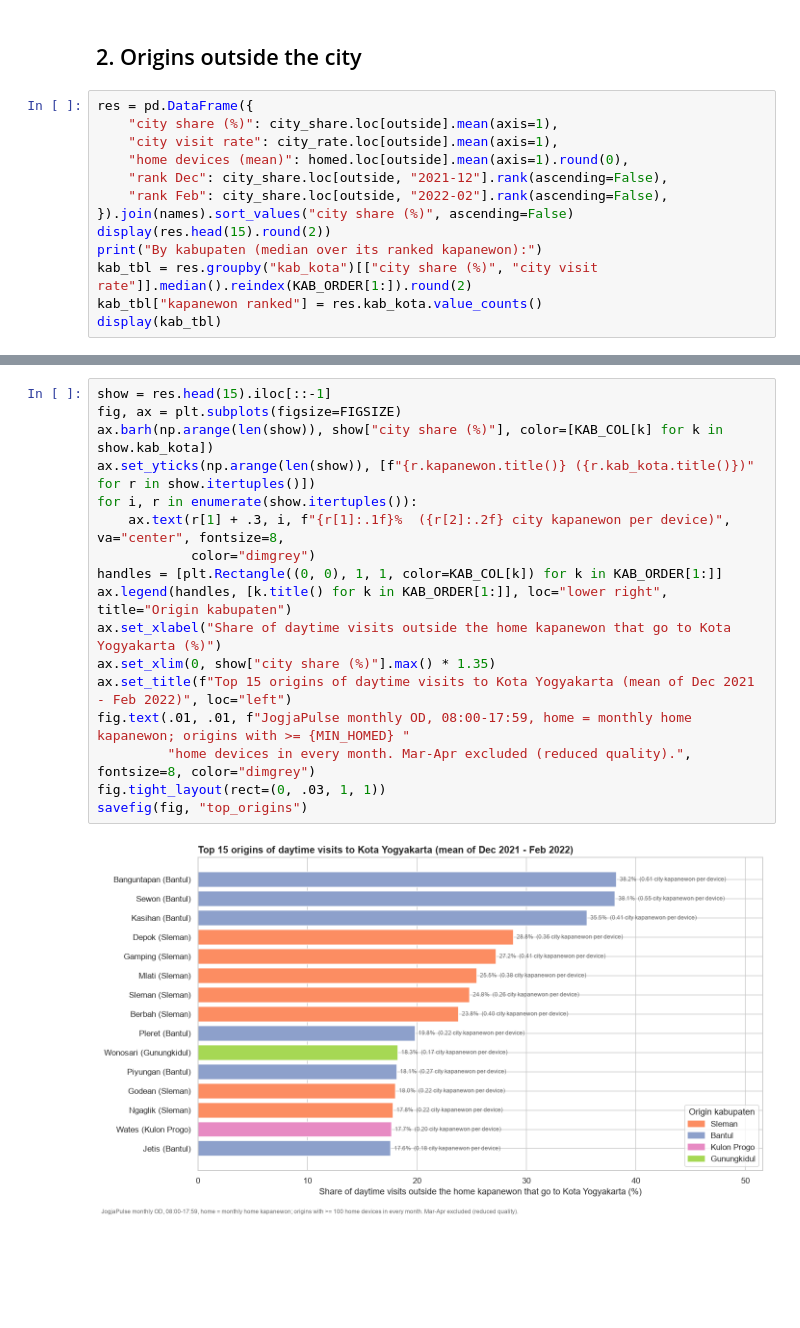
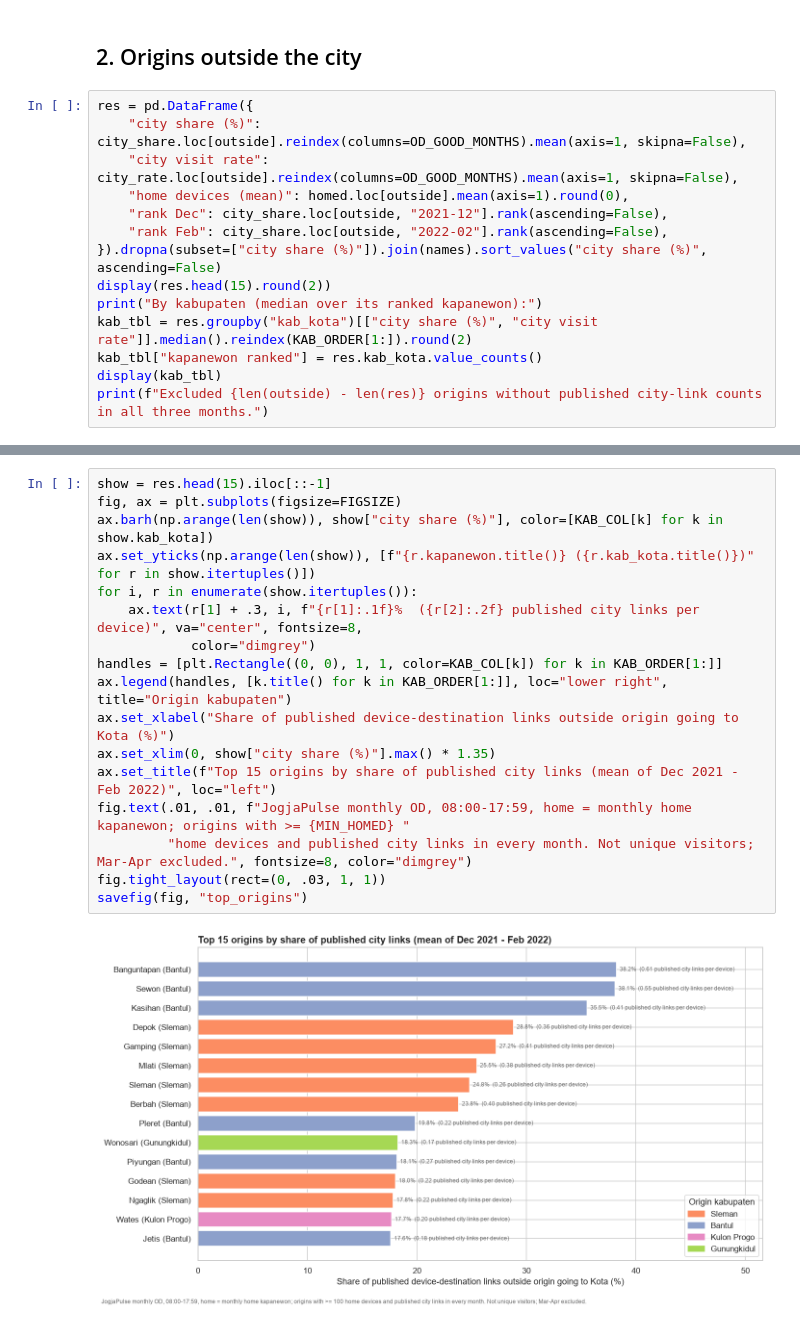
Before and after one commit to FachryAlfareeza/JogjaHumanMobility, a Jupyter notebook: notebooks/05_daytime_visits.ipynb, the cells around one changed output, grey strips where cells are left out. Drawn from its saved outputs; the diff is of its cells as text; blank space fills up the shorter version.

```diff
--- a/notebooks/05_daytime_visits.ipynb
+++ b/notebooks/05_daytime_visits.ipynb
@@ -92,17 +95,18 @@ Median city visit rate by month, origins outside the city (rises as the panel ch
 ## 2. Origins outside the city
 # %%
 res = pd.DataFrame({
-    "city share (%)": city_share.loc[outside].mean(axis=1),
-    "city visit rate": city_rate.loc[outside].mean(axis=1),
+    "city share (%)": city_share.loc[outside].reindex(columns=OD_GOOD_MONTHS).mean(axis=1, skipna=False),
+    "city visit rate": city_rate.loc[outside].reindex(columns=OD_GOOD_MONTHS).mean(axis=1, skipna=False),
     "home devices (mean)": homed.loc[outside].mean(axis=1).round(0),
     "rank Dec": city_share.loc[outside, "2021-12"].rank(ascending=False),
     "rank Feb": city_share.loc[outside, "2022-02"].rank(ascending=False),
-}).join(names).sort_values("city share (%)", ascending=False)
+}).dropna(subset=["city share (%)"]).join(names).sort_values("city share (%)", ascending=False)
 display(res.head(15).round(2))
 print("By kabupaten (median over its ranked kapanewon):")
 kab_tbl = res.groupby("kab_kota")[["city share (%)", "city visit rate"]].median().reindex(KAB_ORDER[1:]).round(2)
 kab_tbl["kapanewon ranked"] = res.kab_kota.value_counts()
 display(kab_tbl)
+print(f"Excluded {len(outside) - len(res)} origins without published city-link counts in all three months.")
 # %% [output]
 |  | city share (%) | city visit rate | home devices (mean) | rank Dec | rank Feb | kab_kota | kapanewon |
 | origin_code |  |  |  |  |  |  |  |
@@ -131,20 +136,20 @@ By kabupaten (median over its ranked kapanewon):
 # %%
 show = res.head(15).iloc[::-1]
 fig, ax = plt.subplots(figsize=FIGSIZE)
 ax.barh(np.arange(len(show)), show["city share (%)"], color=[KAB_COL[k] for k in show.kab_kota])
 ax.set_yticks(np.arange(len(show)), [f"{r.kapanewon.title()} ({r.kab_kota.title()})" for r in show.itertuples()])
 for i, r in enumerate(show.itertuples()):
-    ax.text(r[1] + .3, i, f"{r[1]:.1f}%  ({r[2]:.2f} city kapanewon per device)", va="center", fontsize=8,
+    ax.text(r[1] + .3, i, f"{r[1]:.1f}%  ({r[2]:.2f} published city links per device)", va="center", fontsize=8,
             color="dimgrey")
 handles = [plt.Rectangle((0, 0), 1, 1, color=KAB_COL[k]) for k in KAB_ORDER[1:]]
 ax.legend(handles, [k.title() for k in KAB_ORDER[1:]], loc="lower right", title="Origin kabupaten")
-ax.set_xlabel("Share of daytime visits outside the home kapanewon that go to Kota Yogyakarta (%)")
+ax.set_xlabel("Share of published device-destination links outside origin going to Kota (%)")
 ax.set_xlim(0, show["city share (%)"].max() * 1.35)
-ax.set_title(f"Top 15 origins of daytime visits to Kota Yogyakarta (mean of Dec 2021 - Feb 2022)", loc="left")
+ax.set_title(f"Top 15 origins by share of published city links (mean of Dec 2021 - Feb 2022)", loc="left")
 fig.text(.01, .01, f"JogjaPulse monthly OD, 08:00-17:59, home = monthly home kapanewon; origins with >= {MIN_HOMED} "
-         "home devices in every month. Mar-Apr excluded (reduced quality).", fontsize=8, color="dimgrey")
+         "home devices and published city links in every month. Not unique visitors; Mar-Apr excluded.", fontsize=8, color="dimgrey")
 fig.tight_layout(rect=(0, .03, 1, 1))
 savefig(fig, "top_origins")
 # %% [output]
-[figure, old version]
+[figure, new version]
 # %% [markdown]
```
Also changed, not shown: parts of 9 cells of this notebook, 7 other files.
